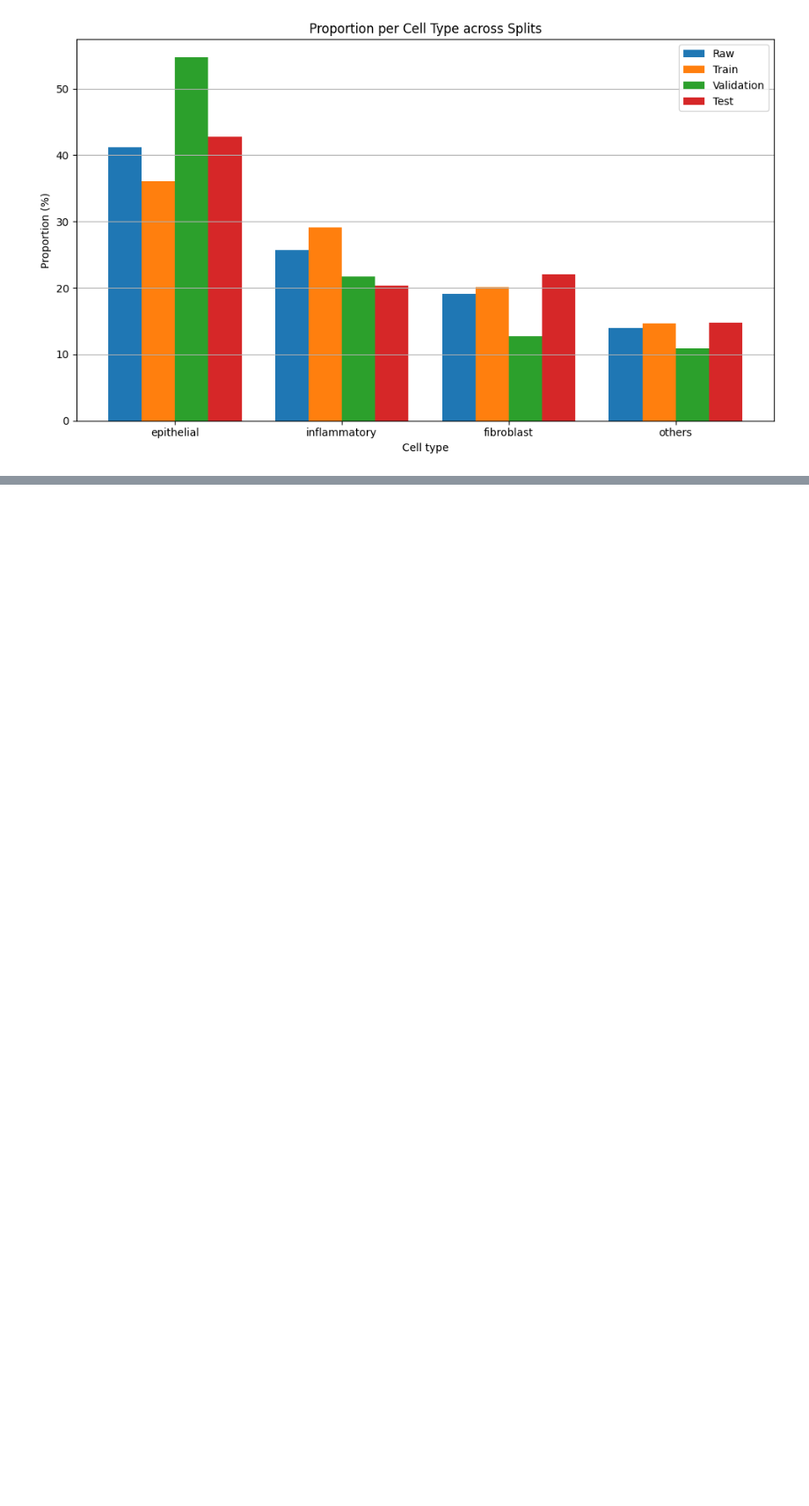
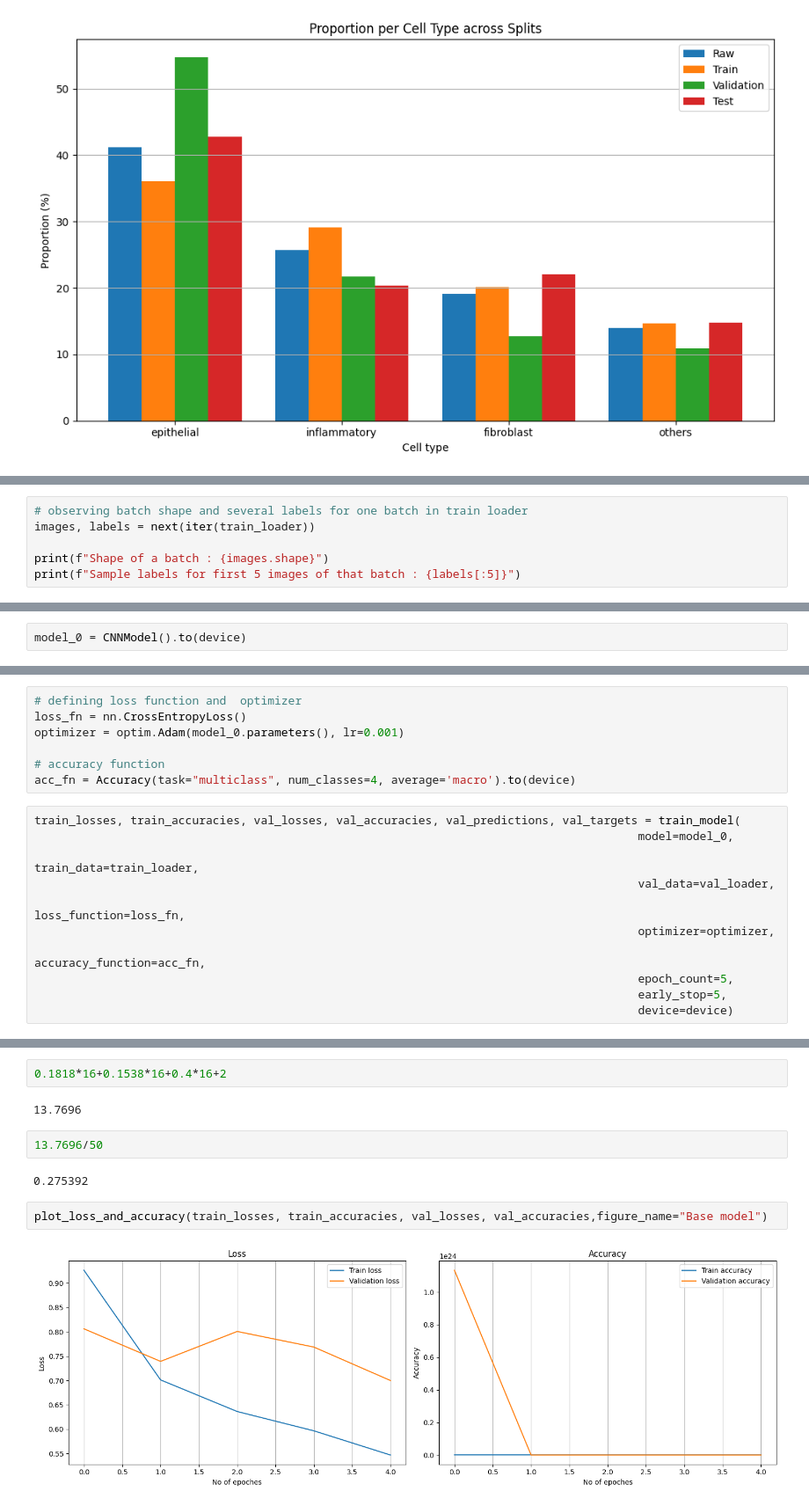
Before and after one commit to VasithaTilakumara/image-classification-cml-g30, a Jupyter notebook: cellType_classification.ipynb, the cells around one changed output, grey strips where cells are left out. Shown at 88% size. Saved outputs shown, nothing was run; the diff lists cells and outputs as text; blank space fills up the shorter version.

```diff
--- a/cellType_classification.ipynb
+++ b/cellType_classification.ipynb
@@ -315,0 +459,6 @@ plt.show()
+# %%
+# observing batch shape and several labels for one batch in train loader
+images, labels = next(iter(train_loader))
+
+print(f"Shape of a batch : {images.shape}")
+print(f"Sample labels for first 5 images of that batch : {labels[:5]}")
@@ -315,0 +526,2 @@ plt.show()
+# %%
+model_0 = CNNModel().to(device)
@@ -315,0 +704,18 @@ plt.show()
+# %%
+# defining loss function and  optimizer
+loss_fn = nn.CrossEntropyLoss()
+optimizer = optim.Adam(model_0.parameters(), lr=0.001)
+
+# accuracy function
+acc_fn = Accuracy(task="multiclass", num_classes=4, average='macro').to(device)
+# %%
+train_losses, train_accuracies, val_losses, val_accuracies, val_predictions, val_targets = train_model(
+                                                                                        model=model_0,
+                                                                                        train_data=train_loader,
+                                                                                        val_data=val_loader,
+                                                                                        loss_function=loss_fn,
+                                                                                        optimizer=optimizer,
+                                                                                        accuracy_function=acc_fn,
+                                                                                        epoch_count=5,
+                                                                                        early_stop=5,
+                                                                                        device=device)
@@ -315,0 +743,12 @@ plt.show()
+# %%
+0.1818*16+0.1538*16+0.4*16+2
+# %% [output]
+13.7696
+# %%
+13.7696/50
+# %% [output]
+0.275392
+# %%
+plot_loss_and_accuracy(train_losses, train_accuracies, val_losses, val_accuracies,figure_name="Base model")
+# %% [output]
+[figure, added]
```
Also changed, not shown: parts of 30 cells of this notebook, 2 other files.
